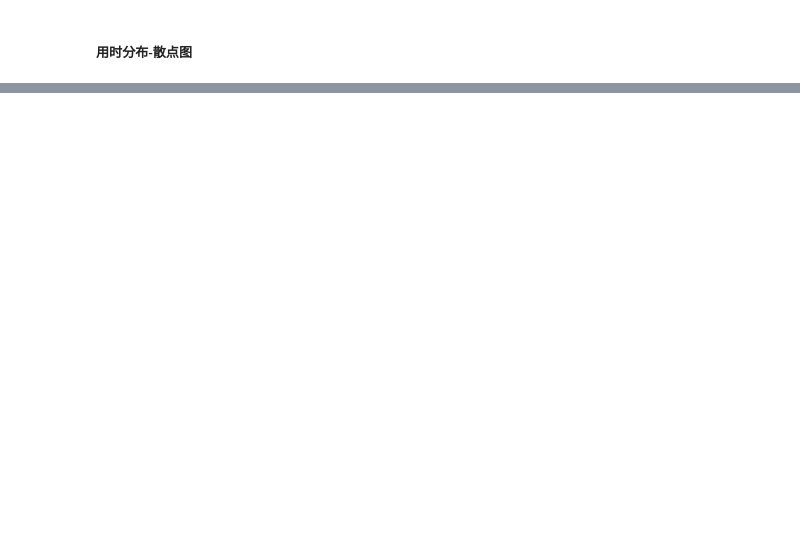
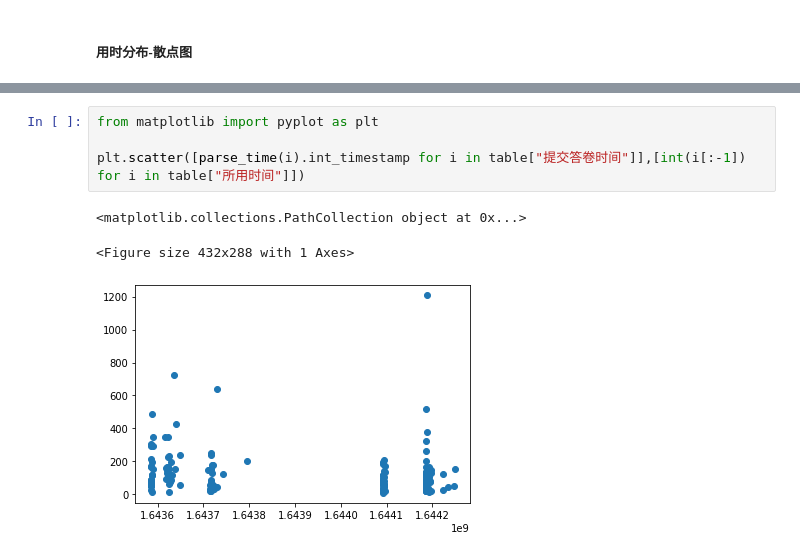
Before and after one commit to CNSeniorious000/questionnaire_processing, a Jupyter notebook: main_1.ipynb, the cells around one changed output, grey strips where cells are left out. Cells and saved outputs as stored; diff of their text form; blank space fills up the shorter version.

```diff
--- a/main_1.ipynb
+++ b/main_1.ipynb
@@ -63,0 +62,8 @@ item_name = "所用时间"
+# %%
+from matplotlib import pyplot as plt
+
+plt.scatter([parse_time(i).int_timestamp for i in table["提交答卷时间"]],[int(i[:-1]) for i in table["所用时间"]])
+# %% [output]
+<matplotlib.collections.PathCollection object at 0x...>
+<Figure size 432x288 with 1 Axes>
+[figure, added]
```
Also changed, not shown: parts of 2 cells of this notebook, 2 other files.
